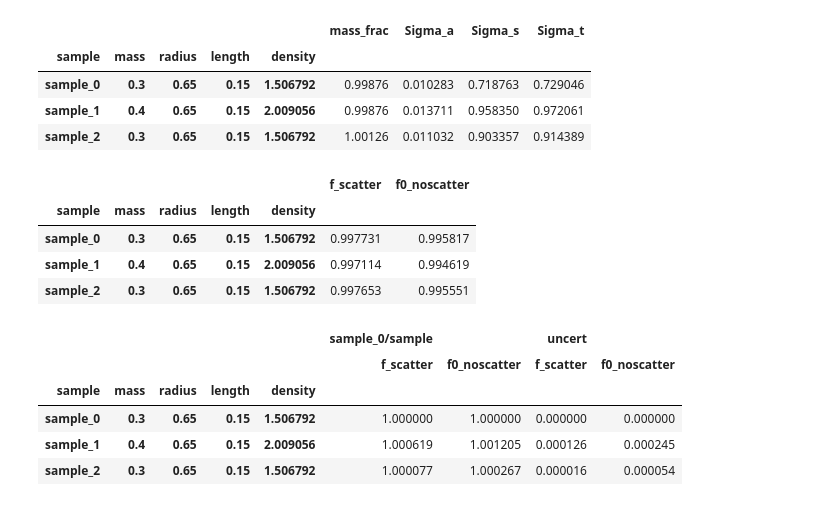
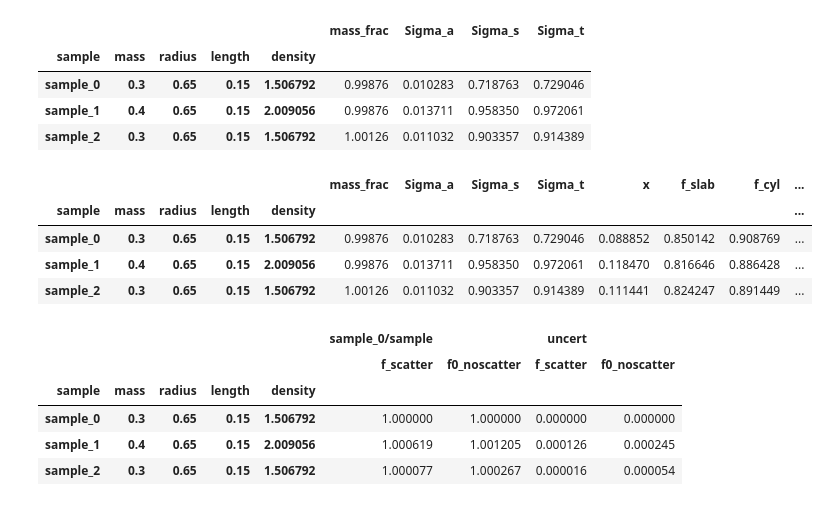
Before and after one commit to wpk-nist-gov/neutron_analysis, a Jupyter notebook: notebooks/demo.ipynb, the cells around one changed output. Saved outputs shown, nothing was run; the diff lists cells and outputs as text; code cells hidden in the pictures.

```diff
--- a/notebooks/demo.ipynb
+++ b/notebooks/demo.ipynb
@@ -56,13 +56,13 @@ S.sigma_table_tot
 | sample_1 | 0.4 | 0.65 | 0.15 | 2.009056 | 0.99876 | 0.013711 | 0.958350 | 0.972061 |
 | sample_2 | 0.3 | 0.65 | 0.15 | 1.506792 | 1.00126 | 0.011032 | 0.903357 | 0.914389 |
 # %%
-S.shielding_table
+S.output_scatter
 # %% [output]
-|  |  |  |  |  | f_scatter | f0_noscatter |
-| sample | mass | radius | length | density |  |  |
-| sample_0 | 0.3 | 0.65 | 0.15 | 1.506792 | 0.997731 | 0.995817 |
-| sample_1 | 0.4 | 0.65 | 0.15 | 2.009056 | 0.997114 | 0.994619 |
-| sample_2 | 0.3 | 0.65 | 0.15 | 1.506792 | 0.997653 | 0.995551 |
+|  |  |  |  |  | mass_frac | Sigma_a | Sigma_s | Sigma_t | x | f_slab | f_cyl | ... |
+| sample | mass | radius | length | density |  |  |  |  |  |  |  | ... |
+| sample_0 | 0.3 | 0.65 | 0.15 | 1.506792 | 0.99876 | 0.010283 | 0.718763 | 0.729046 | 0.088852 | 0.850142 | 0.908769 | ... |
+| sample_1 | 0.4 | 0.65 | 0.15 | 2.009056 | 0.99876 | 0.013711 | 0.958350 | 0.972061 | 0.118470 | 0.816646 | 0.886428 | ... |
+| sample_2 | 0.3 | 0.65 | 0.15 | 1.506792 | 1.00126 | 0.011032 | 0.903357 | 0.914389 | 0.111441 | 0.824247 | 0.891449 | ... |
 # %%
 S.shielding_ratio('sample_0')
 # %% [output]
```
Also changed, not shown: parts of 11 cells of this notebook, 7 other files.
